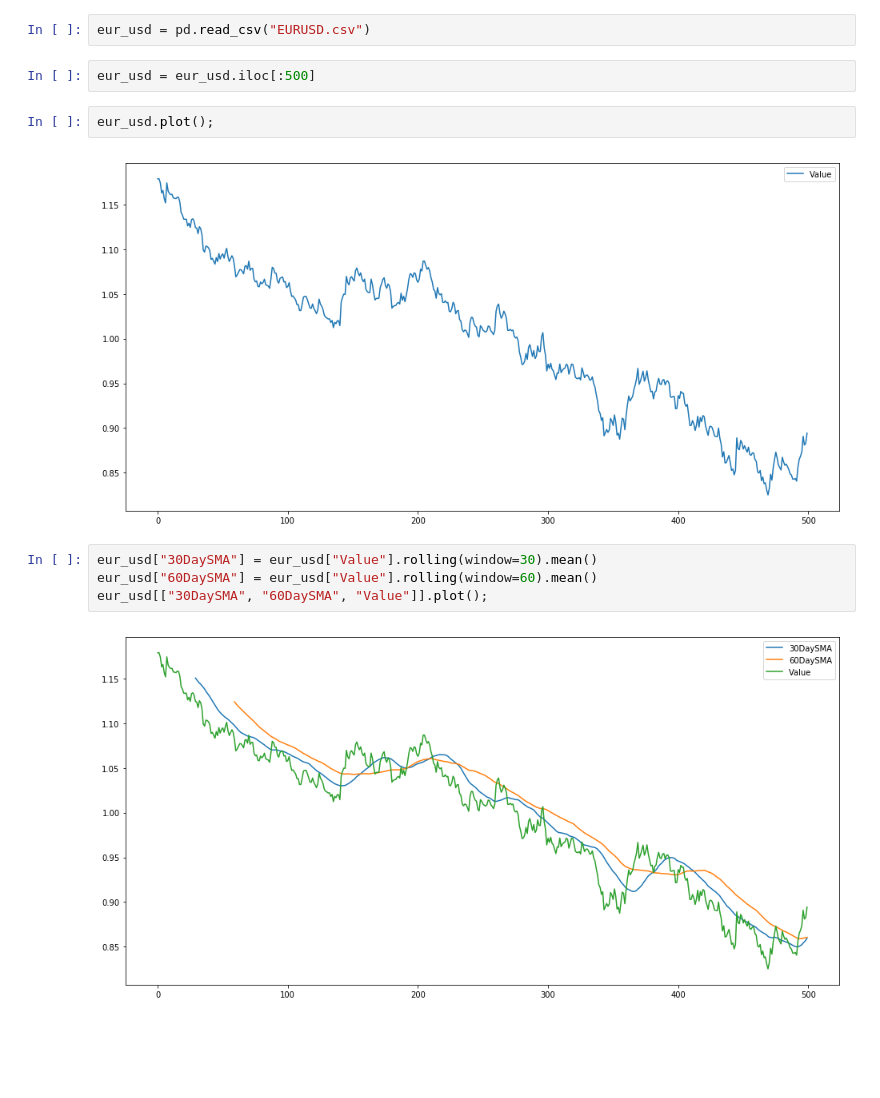
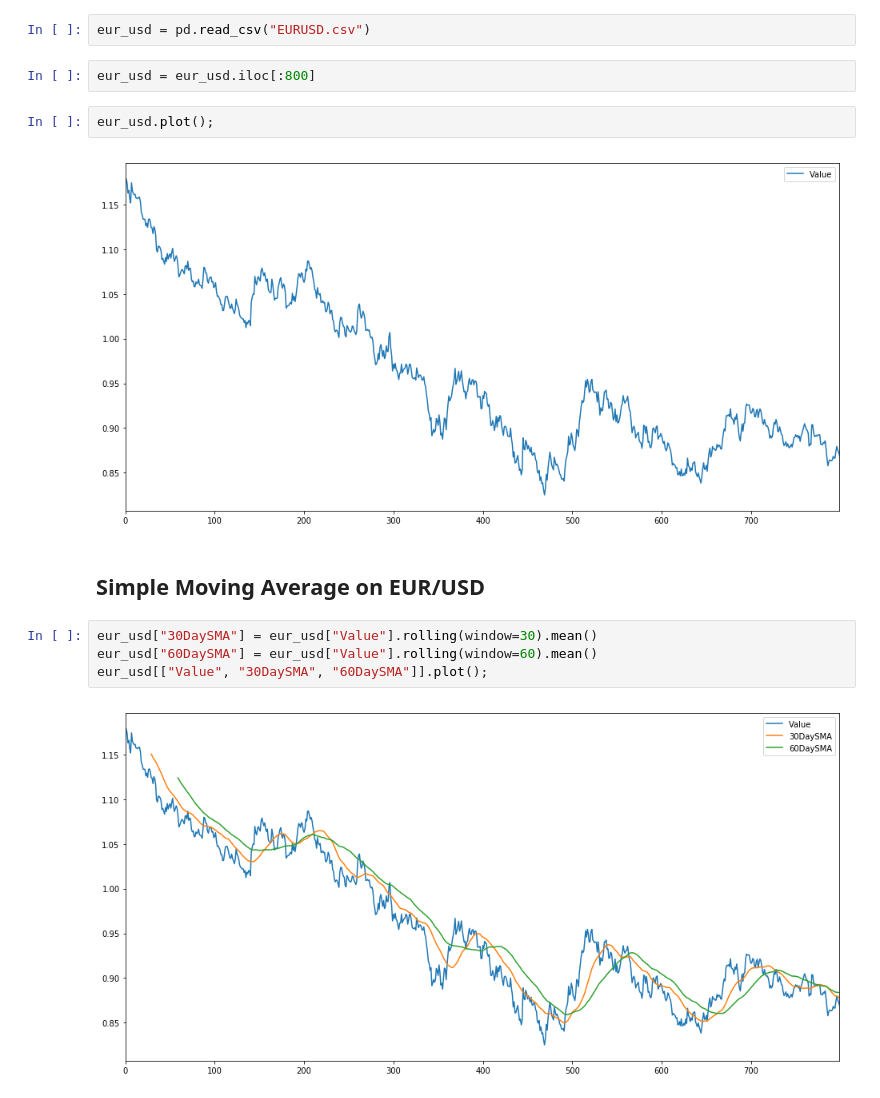
Before and after one commit to maykulkarni/algo_trading, a Jupyter notebook: 4. EURUSD Analysis.ipynb, the cells around one changed output. Cells and saved outputs as stored; diff of their text form; blank space fills up the shorter version.

```diff
--- a/4. EURUSD Analysis.ipynb
+++ b/4. EURUSD Analysis.ipynb
@@ -25,14 +24,16 @@ eur_usd.plot()
 # %%
 eur_usd = pd.read_csv("EURUSD.csv")
 # %%
-eur_usd = eur_usd.iloc[:500]
+eur_usd = eur_usd.iloc[:800]
 # %%
 eur_usd.plot();
 # %% [output]
-[figure, old version]
+[figure, new version]
+# %% [markdown]
+## Simple Moving Average on EUR/USD
 # %%
 eur_usd["30DaySMA"] = eur_usd["Value"].rolling(window=30).mean()
 eur_usd["60DaySMA"] = eur_usd["Value"].rolling(window=60).mean()
-eur_usd[["30DaySMA", "60DaySMA", "Value"]].plot();
+eur_usd[["Value", "30DaySMA", "60DaySMA"]].plot();
 # %% [output]
-[figure, old version]
+[figure, new version]
```
Also changed, not shown: parts of 4 cells of this notebook, 1 other file.
